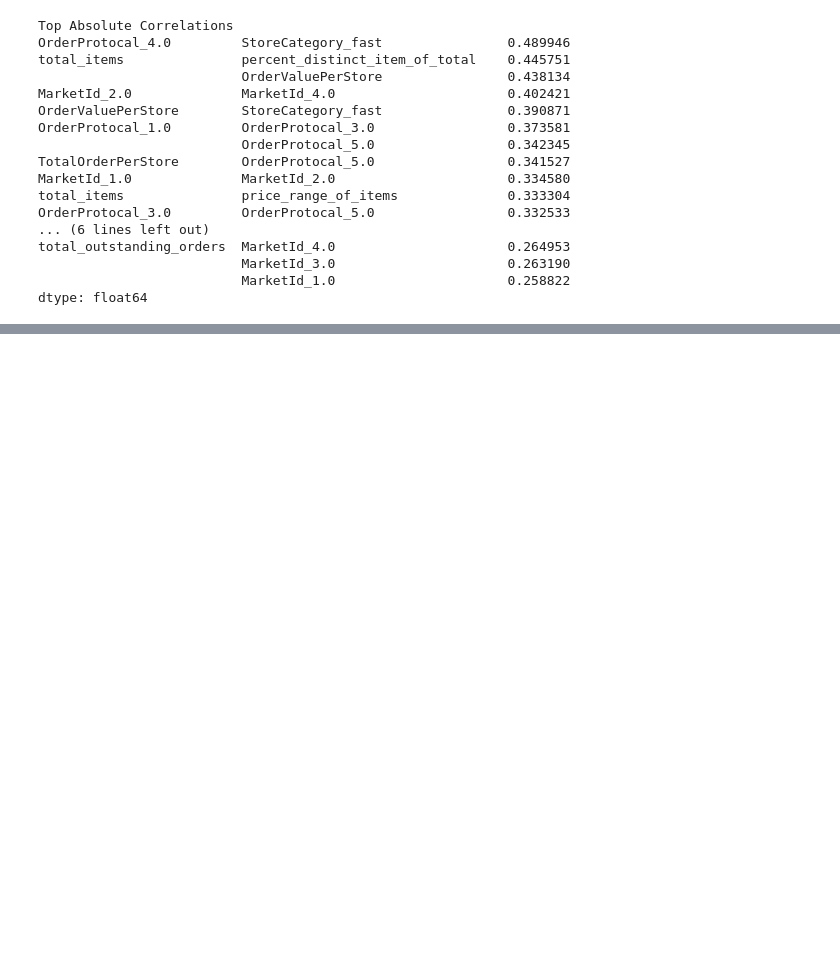
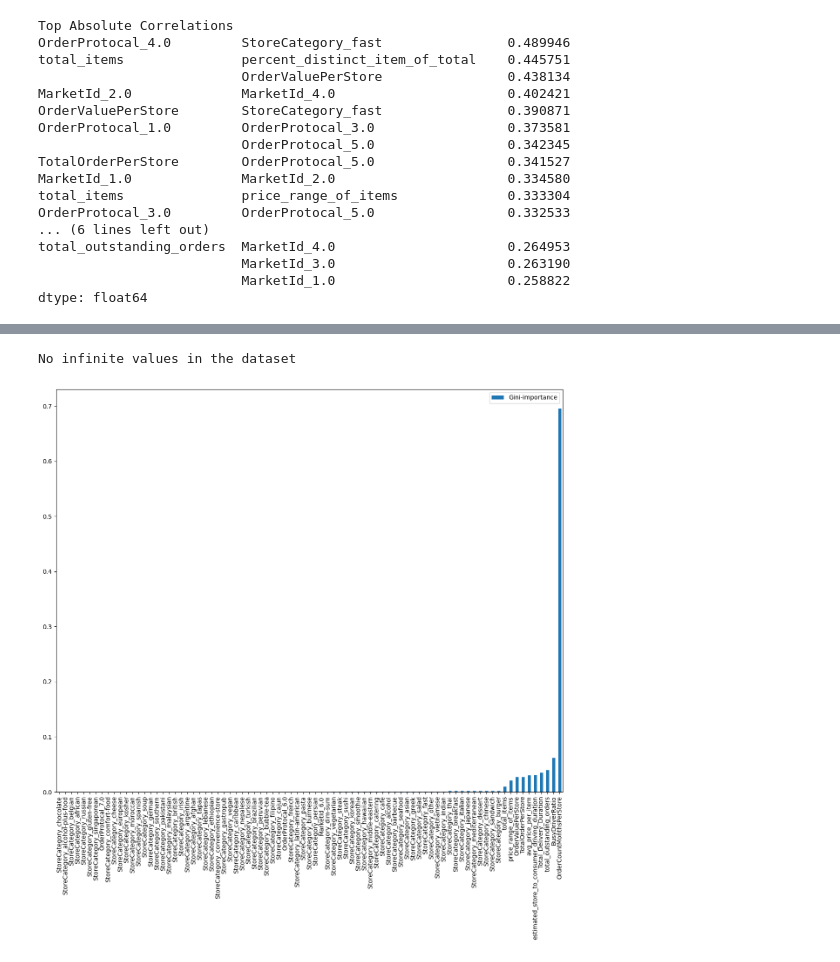
Before and after one commit to zkontor/DoorDashModels, a Jupyter notebook: Models/models.ipynb, the cells around one changed output, grey strips where cells are left out. Saved outputs shown, nothing was run; the diff lists cells and outputs as text; code cells hidden in the pictures; blank space fills up the shorter version.

Commit message:
Update: VIF & PCA Feature Importance

```diff
--- a/Models/models.ipynb
+++ b/Models/models.ipynb
@@ -292,0 +318,10 @@ ModuleNotFoundError: No module named 'statsmodels'
+# %%
+#Wanting to drop the features with VIF > 20
+features_to_drop = vif_data[vif_data["VIF"] > 20]["feature"].to_list()
+features_to_drop
+train_df.drop(columns=features_to_drop, inplace=True)
+#checking the VIF again
+features = train_df.columns.to_list()
+vif_data = calculateVIF(features)
+selected_features = vif_data['feature'].values.tolist()
+vif_data
@@ -292,0 +342,37 @@ ModuleNotFoundError: No module named 'statsmodels'
+# %%
+
+#checking to see if there are any infinite values
+if np.isinf(train_df).any().any():
+    print("Features with infinite max value:")
+    print(train_df.columns[np.isinf(train_df).any()])
+else:
+    print("No infinite values in the dataset")
+# %% [output]
+No infinite values in the dataset
+# %%
+DashData["actual_delivery_time"] = pd.to_datetime(DashData["actual_delivery_time"])
+train_df["actual_delivery_time"] = DashData["actual_delivery_time"]
+#join with right dtype
+train_df = train_df.drop(columns=["actual_delivery_time"]).astype("float32").join(train_df["actual_delivery_time"])
+# %%
+from sklearn.ensemble import RandomForestRegressor
+from sklearn.model_selection import train_test_split
+
+#splitting the data
+X = train_df[selected_features]
+Y = train_df["actual_delivery_time"]
+X_train, X_test, Y_train, Y_test = train_test_split(X, Y, test_size=0.2, random_state=42)
+# %%
+#plotting the feature importance
+feature_names = [f"feature {i}" for i in range((X.shape[1]))]
+forest = RandomForestRegressor(random_state=42)
+forest.fit(X_train, Y_train)
+feats = {} # a dict to hold feature_name: feature_importance
+for feature, importance in zip(X.columns, forest.feature_importances_):
+    feats[feature] = importance #add the name/value pair
+
+importances = pd.DataFrame.from_dict(feats, orient='index').rename(columns={0: 'Gini-importance'})
+importances.sort_values(by='Gini-importance').plot(kind='bar', rot=90, figsize=(15,12))
+plt.show()
+# %% [output]
+[figure, added]
```
Also changed, not shown: parts of 8 cells of this notebook.
